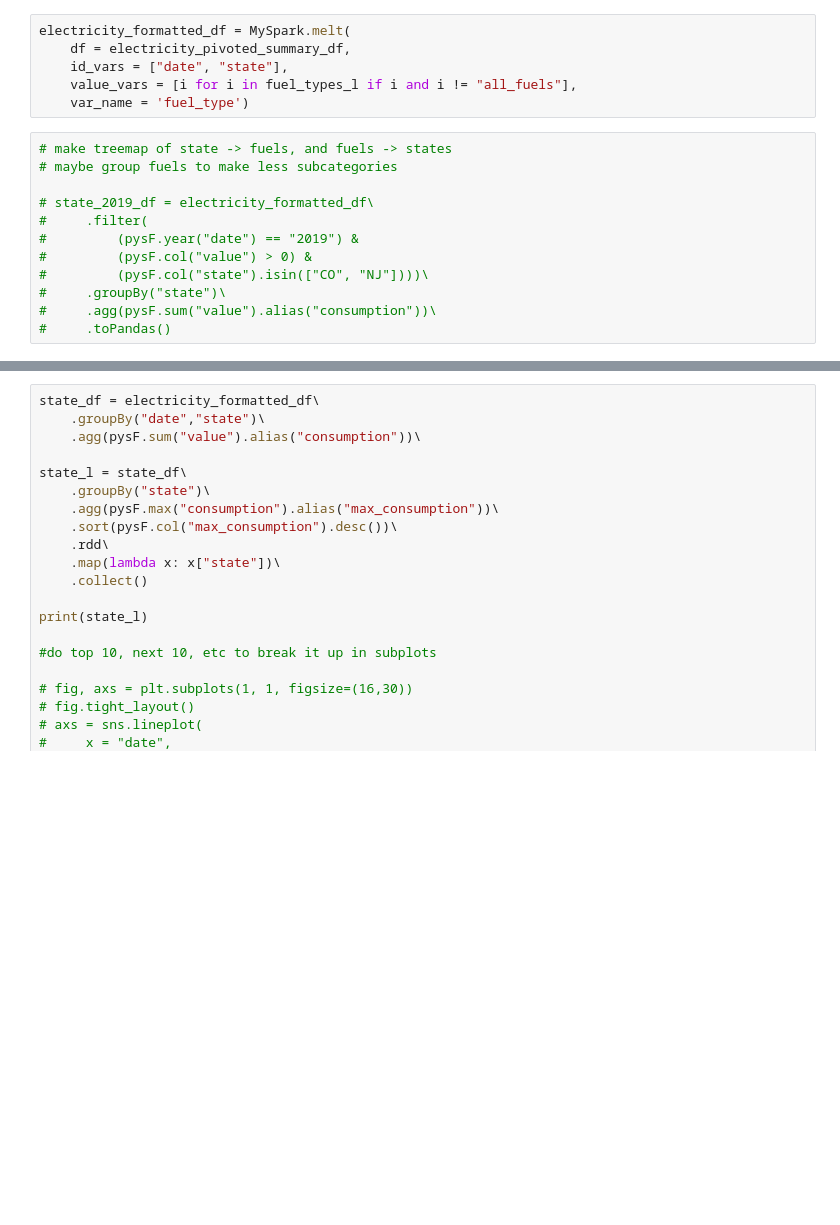
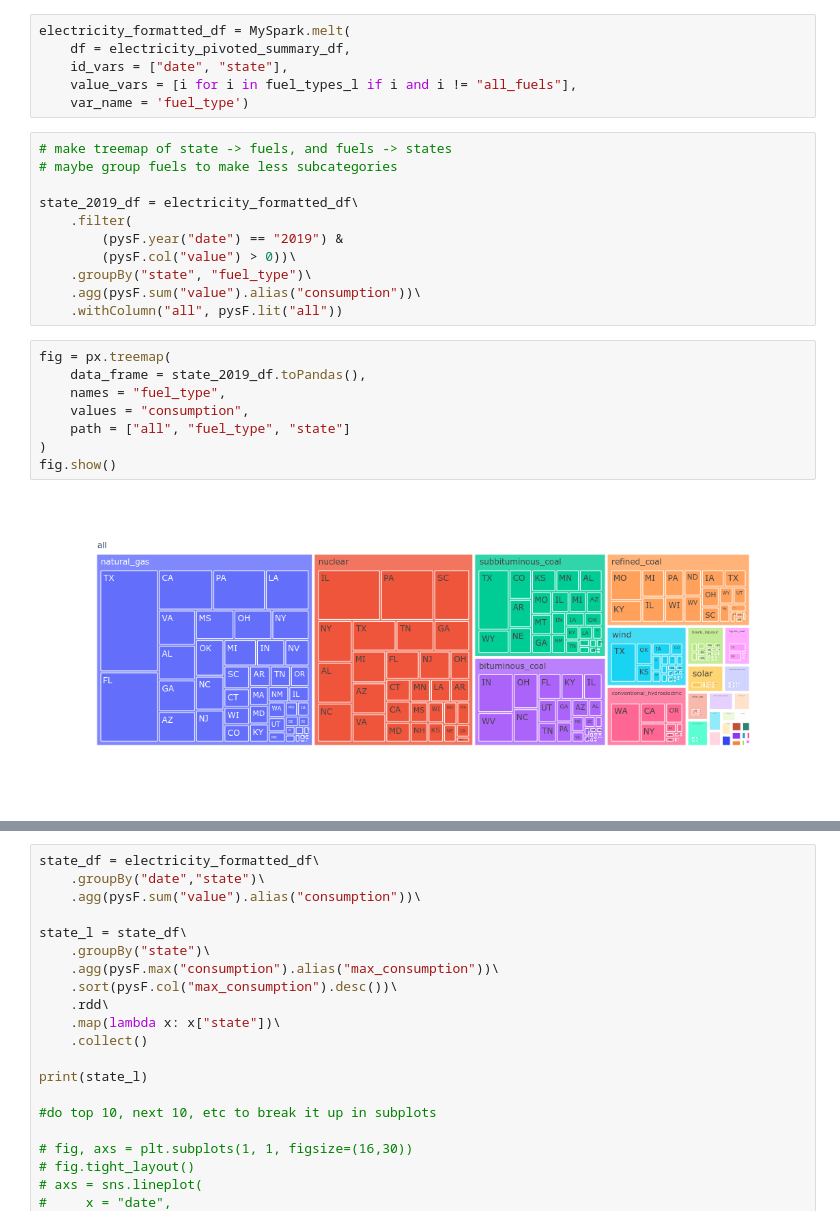
Before and after one commit to john-grando/eia-data-analysis, a Jupyter notebook: app/Notebooks/State Summaries From Electricity Data.ipynb, the cells around one changed output, grey strips where cells are left out. Drawn from its saved outputs; the diff is of its cells as text; blank space fills up the shorter version.

Commit message:
worked on state analysis

```diff
--- a/app/Notebooks/State Summaries From Electricity Data.ipynb
+++ b/app/Notebooks/State Summaries From Electricity Data.ipynb
@@ -116,11 +117,20 @@ electricity_formatted_df = MySpark.melt(
 # make treemap of state -> fuels, and fuels -> states
 # maybe group fuels to make less subcategories
 
-# state_2019_df = electricity_formatted_df\
-#     .filter(
-#         (pysF.year("date") == "2019") &
-#         (pysF.col("value") > 0) &
-#         (pysF.col("state").isin(["CO", "NJ"])))\
-#     .groupBy("state")\
-#     .agg(pysF.sum("value").alias("consumption"))\
-#     .toPandas()
+state_2019_df = electricity_formatted_df\
+    .filter(
+        (pysF.year("date") == "2019") &
+        (pysF.col("value") > 0))\
+    .groupBy("state", "fuel_type")\
+    .agg(pysF.sum("value").alias("consumption"))\
+    .withColumn("all", pysF.lit("all"))
+# %%
+fig = px.treemap(
+    data_frame = state_2019_df.toPandas(),
+    names = "fuel_type",
+    values = "consumption",
+    path = ["all", "fuel_type", "state"]
+)
+fig.show()
+# %% [output]
+[figure, added]
```
Also changed, not shown: parts of 11 cells of this notebook, 1 other file.
